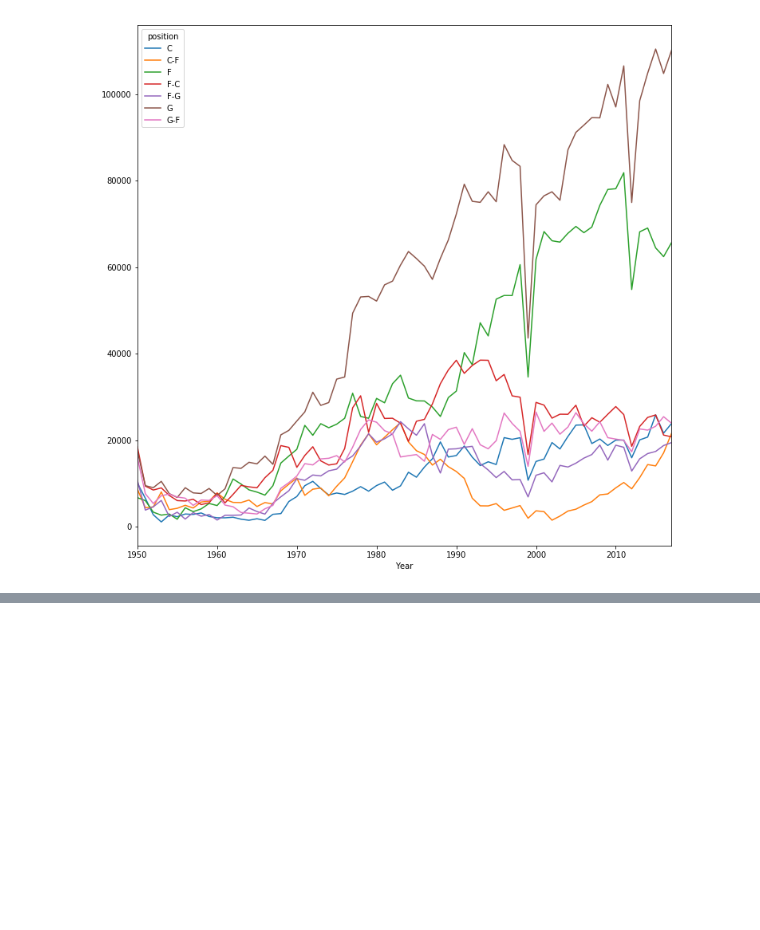
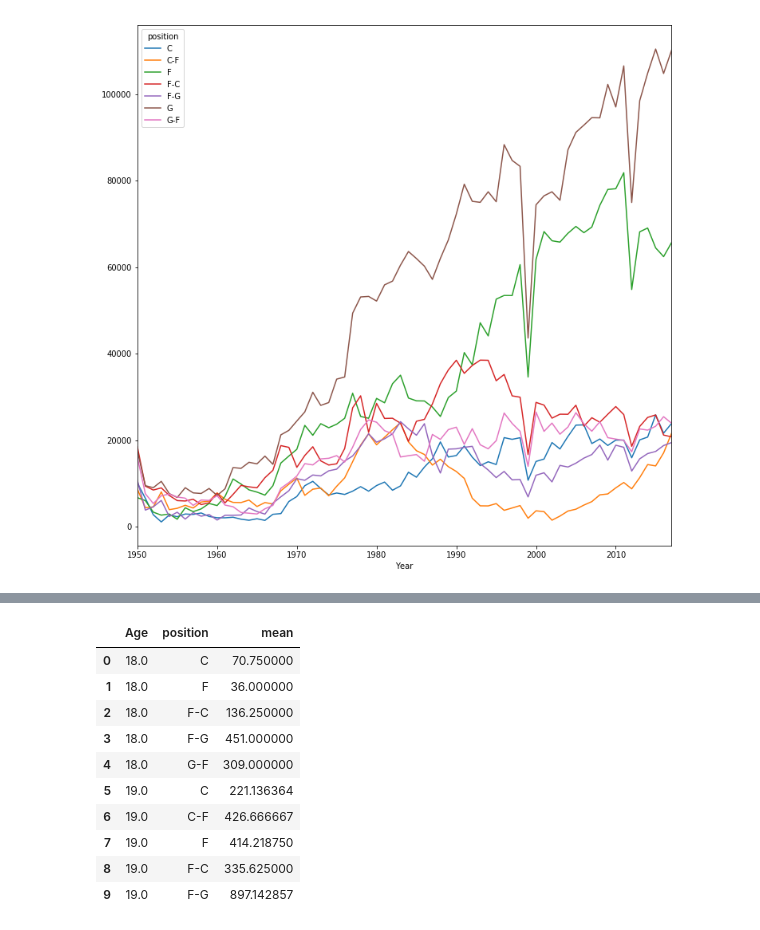
Before and after one commit to Helotmst/HomeWork, a Jupyter notebook: Zolotin.Visualization.HomeWork1.ipynb, the cells around one changed output, grey strips where cells are left out. Saved outputs shown, nothing was run; the diff lists cells and outputs as text; code cells hidden in the pictures; blank space fills up the shorter version.

```diff
--- a/Zolotin.Visualization.HomeWork1.ipynb
+++ b/Zolotin.Visualization.HomeWork1.ipynb
@@ -51,5 +57,23 @@ from plotly.offline import init_notebook_mode, iplot
 import plotly
 import plotly.graph_objs as go
 init_notebook_mode(connected=True)
+# %%
+#Среднее количество заработанных очков по годам в зависимости от позиции
+#Цель определить возраст игроков по позициям с максимально набранным количеством очков за сезон
+Age_pts=stats.groupby(['Age','position']).mean()['PTS'].reset_index(name='mean')
+Age_pts.columns = ['Age','position', 'mean']
+Age_pts.head(10)
+# %% [output]
+|  | Age | position | mean |
+| 0 | 18.0 | C | 70.750000 |
+| 1 | 18.0 | F | 36.000000 |
+| 2 | 18.0 | F-C | 136.250000 |
+| 3 | 18.0 | F-G | 451.000000 |
+| 4 | 18.0 | G-F | 309.000000 |
+| 5 | 19.0 | C | 221.136364 |
+| 6 | 19.0 | C-F | 426.666667 |
+| 7 | 19.0 | F | 414.218750 |
+| 8 | 19.0 | F-C | 335.625000 |
+| 9 | 19.0 | F-G | 897.142857 |
 # %%
 trace0 = go.Scatter(
```
Also changed, not shown: parts of 2 cells of this notebook.
